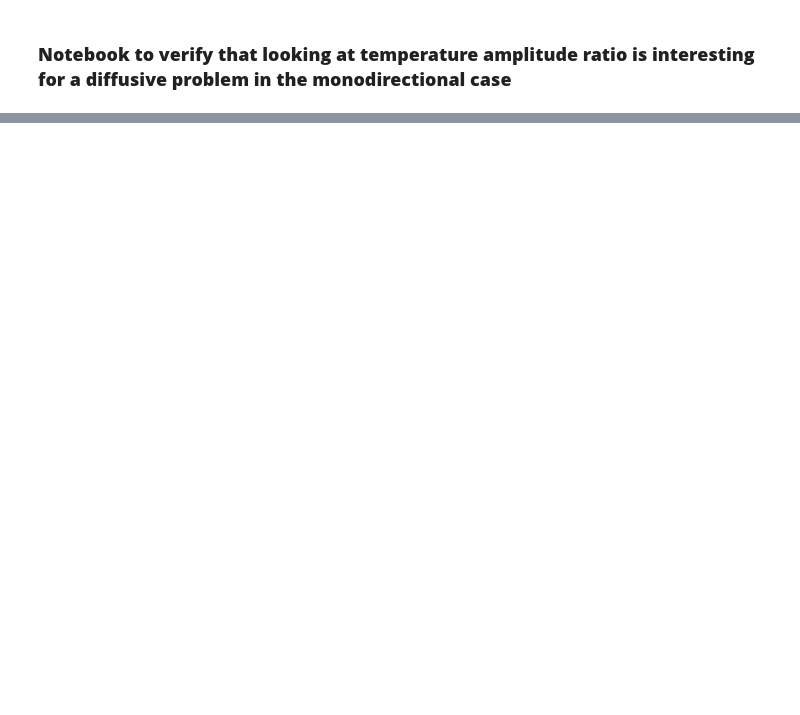
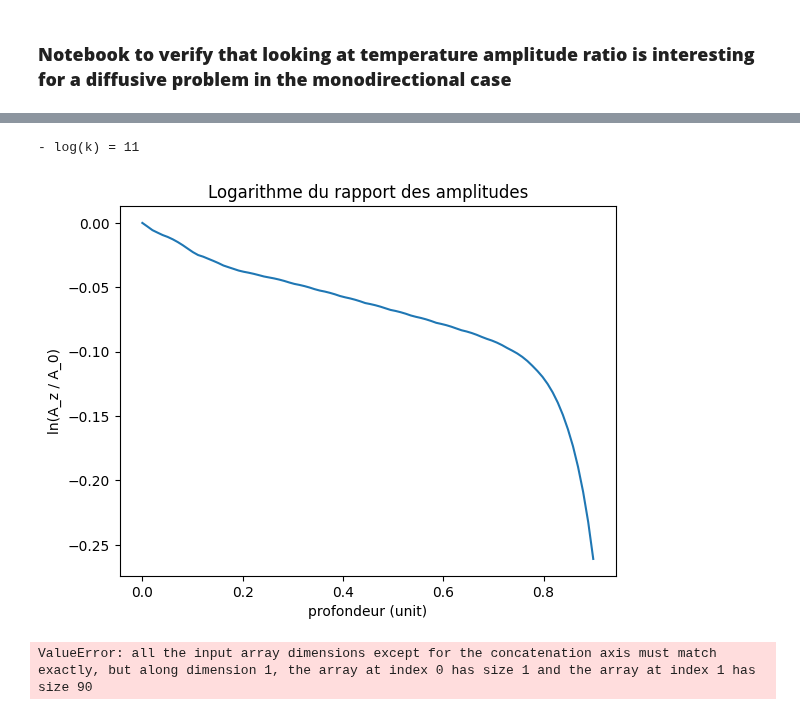
Before and after one commit to flipoyo/MOLONARI1D, a Jupyter notebook: pyheatmy/research/Temp_ampl_ratio_diffusive_case.ipynb, the cells around one changed output, grey strips where cells are left out. Cells and saved outputs as stored; diff of their text form; code cells hidden in the pictures; blank space fills up the shorter version.

```diff
--- a/pyheatmy/research/Temp_ampl_ratio_diffusive_case.ipynb
+++ b/pyheatmy/research/Temp_ampl_ratio_diffusive_case.ipynb
@@ -21,9 +24,9 @@ T_riv = time_series_multiperiodic("multi_periodic")
 
 """Conditions limites"""
 # Température de la rivière
-T_riv_year_amp = 6 # °C, représente l'amplitude de variation de température annuelle
+T_riv_year_amp = 5 # °C, représente l'amplitude de variation de température annuelle
 T_riv_offset = 12 + ZERO_CELSIUS # °C, représente l'offset commun de nos signaux de température
-T_riv_day_amp = 1 # °C, représente l'amplitude de variation de température journalière
+T_riv_day_amp = 5 # °C, représente l'amplitude de variation de température journalière
 # Température de l'aquifère
 T_aq_amp = 0
 T_aq_offset = 12 + ZERO_CELSIUS
@@ -290,7 +176,12 @@ def test_plot_mosaic():
 # %%
 # On trace la température en fonction de la profondeur pour ce jour
 # Il faudrait considérer une période particulière. Ici, on trace sur toute la durée mesurée
 
+print("Avec - log(k) = " + str(moinslog10IntrinK) + ' : ')
 profil_temp = profil_temperature(dH_offset, moinslog10IntrinK)[:last_cell,:]
-plot_ln_amp(depth_cells[0:last_cell], np.transpose(profil_temp))
-plot_linear_regression(depth_cells[0:last_cell], np.transpose(profil_temp))
+prt.plot_ln_amp(depth_cells[0:last_cell], np.transpose(profil_temp))
+prt.plot_linear_regression(depth_cells[0:last_cell], np.transpose(profil_temp))
+# %% [output]
+- log(k) = 11
+[figure, added]
+ValueError: all the input array dimensions except for the concatenation axis must match exactly, but along dimension 1, the array at index 0 has size 1 and the array at index 1 has size 90
```
Also changed, not shown: parts of 14 cells of this notebook, 2 other files.
